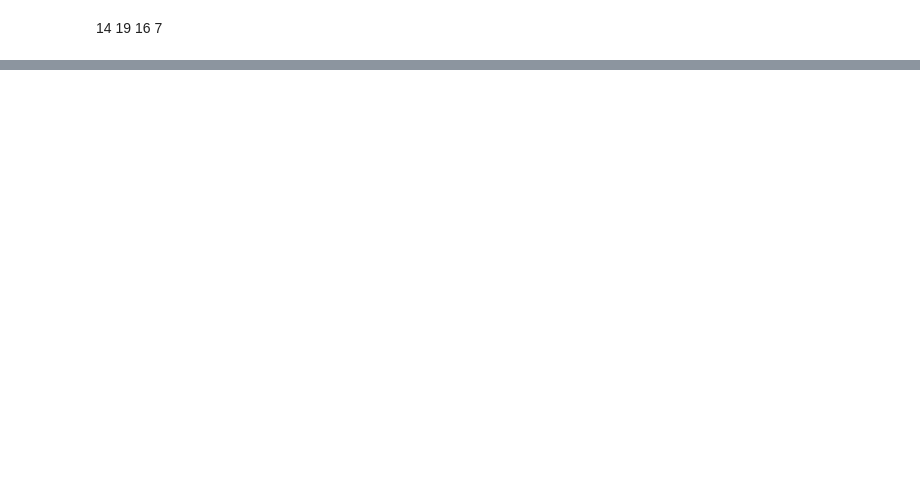
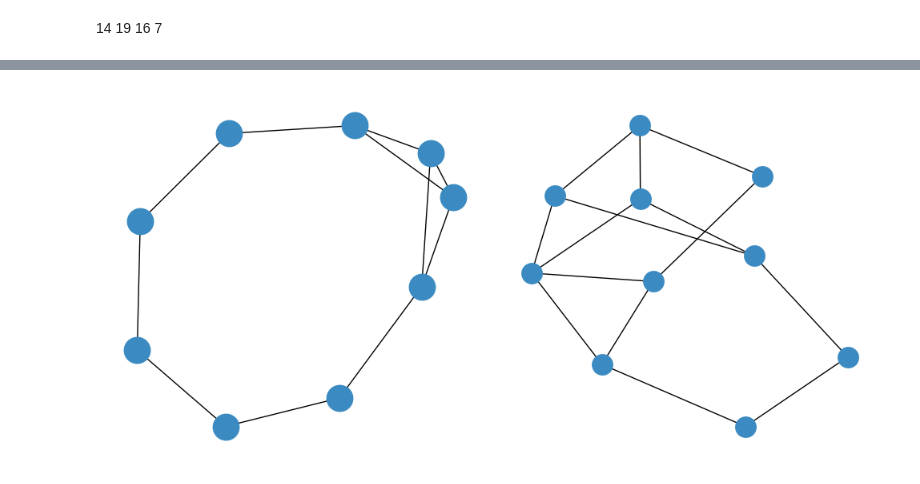
Before and after one commit to tsimiho/gmn, a Jupyter notebook: cross_mutag_test.ipynb, the cells around one changed output, grey strips where cells are left out. Cells and saved outputs as stored; diff of their text form; code cells hidden in the pictures; blank space fills up the shorter version.

```diff
--- a/cross_mutag_test.ipynb
+++ b/cross_mutag_test.ipynb
@@ -1259 +1349,23 @@ def plot_pyg_graphs_with_attention(graph1, graph2, attentions):
     plt.show()
+# %%
+c = f"class_{0}"
+idx1 = random.sample(range(len(classes[c])), 1)[0]
+idx2 = random.sample(range(len(classes[c])), 1)[0]
+graph1, graph2 = classes[c][idx1], classes[c][idx2]
+model.eval()
+
+feats_1, edge_index_1 = graph1.x, graph1.edge_index
+feats_2, edge_index_2 = graph2.x, graph2.edge_index
+sizes_1 = torch.tensor([len(graph1.x)])
+sizes_2 = torch.tensor([len(graph2.x)])
+emb1, emb2, cluster1, cluster2, layer1, layer2 = model(
+    feats_1, edge_index_1, feats_2, edge_index_2, sizes_1, sizes_2
+)
+
+embeddings, attentions = extract_embeddings_and_attention(
+    model, feats_1, edge_index_1, feats_2, edge_index_2, sizes_1, sizes_2
+)
+
+plot_graph_pair(graph1, graph2)
+# %% [output]
+[figure, added]
```
Also changed, not shown: parts of 24 cells of this notebook, 30 other files.
